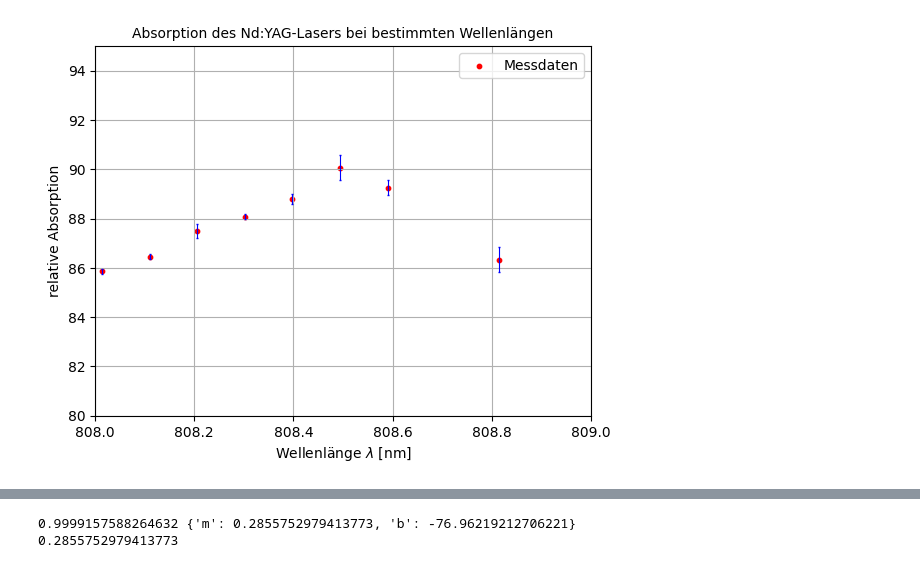
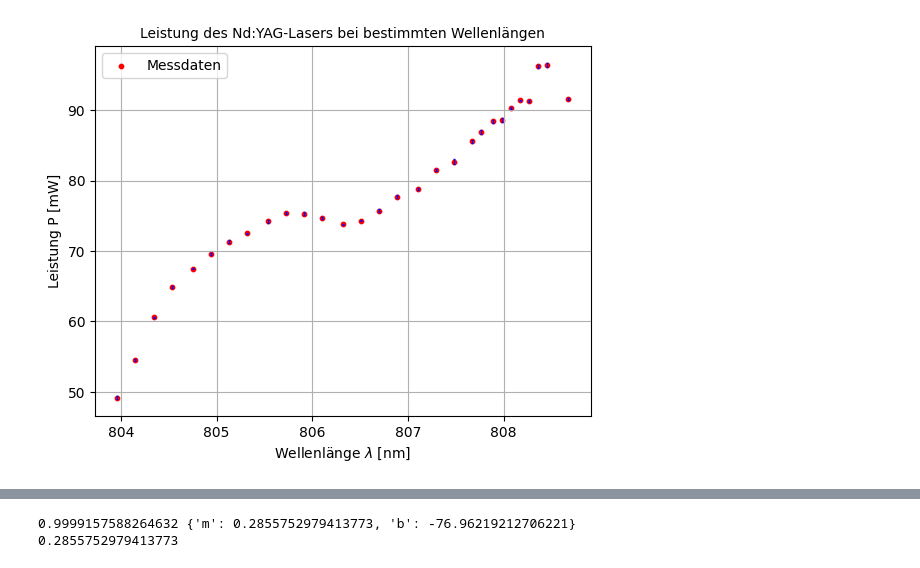
Before and after one commit to CaptainNikon/O2_Nd-YAG_Laser, a Jupyter notebook: Auswertung.ipynb, the cells around one changed output, grey strips where cells are left out. Drawn from its saved outputs; the diff is of its cells as text; code cells hidden in the pictures.

```diff
--- a/Auswertung.ipynb
+++ b/Auswertung.ipynb
@@ -31,16 +31,17 @@ plt.scatter(tlam[:,0],tlam[:,1],s=10,c="red",label="Messung")
 plt.errorbar(tlam[:,0],tlam[:,1],yerr=tlam[:,2],linestyle="",capsize=1,c="blue",elinewidth=0.8)
 
 lmodel = Model(linear)
-lparam = lmodel.make_params(m = 0.3,b = 800)
-lresult = lmodel.fit(tlam[:,1],params=lparam,x = tlam[:,0],weights = tlam[:,2])
-plt.plot(tlam[:,0], lresult.best_fit, '-', label='Linearer Fit')
-plt.plot([], [], ' ', label="R: "+str(np.round(lresult.rsquared,4)))
-print(lresult.rsquared,lresult.best_values)
+lparam0 = lmodel.make_params(m = 0.3,b = 800)
+lresult0 = lmodel.fit(tlam[:,1],params=lparam0,x = tlam[:,0],weights = tlam[:,2])
+plt.plot(tlam[:,0], lresult0.best_fit, '-', label='Linearer Fit')
+plt.plot([], [], ' ', label="R: "+str(np.round(lresult0.rsquared,4)))
+print(lresult0.rsquared,lresult0.best_values)
 
 plt.legend(loc=0)
 plt.ylabel(r"Wellenlänge $\lambda$ [nm]")
 plt.xlabel(r"Temperatur T [°C]")
 plt.title("Zusammenhang Temperatur & Wellenlänge des Diodenlasers",fontsize=10)
 plt.savefig("Plots/Temperatur_Wellenlänge_Diode.pdf")
+print(np.sqrt(np.diag(lresult0.covar)))
 # %% [output]
 0.9998407299101856 {'m': 0.31431439325383087, 'b': 797.9283071779096}
@@ -48,15 +115,15 @@ plt.savefig("Plots/Temperatur_Wellenlänge_Diode.pdf")
 # %%
-plt.errorbar((0.32*absorption[:,0]+797.87),100-(absorption[:,2]/85.6)*100,yerr=absorption[:,3],linestyle="",capsize=1,c="blue",elinewidth=0.8)
-plt.scatter((0.32*absorption[:,0]+797.87),100-(absorption[:,2]/85.6)*100,s=10,c="red",label="Messdaten")
+plt.errorbar((lresult0.best_values["m"]*secondp1[:,0]+lresult0.best_values["b"]),secondp1[:,2],yerr=secondp1[:,3],linestyle="",capsize=1,c="blue",elinewidth=0.8)
+plt.scatter((lresult0.best_values["m"]*secondp1[:,0]+lresult0.best_values["b"]),secondp1[:,2],s=10,c="red",label="Messdaten")
 #maxabsorbance = 0.32*(np.max(100-(absorption[:,2]/85.6)*100))+797.87
 #plt.plot(tlam[:,0],popt[0]*tlam[:,0]+popt[1],color="orange",label="Linearer Fit: "+str(round(popt[0],2))+"* T + "+str(round(popt[1],5)))
 plt.grid(True)
-plt.axis([808,809,80,95])
+#plt.axis([808,809,82,98])
 plt.legend(loc=0)
 plt.xlabel(r"Wellenlänge $\lambda$ [nm]")
-plt.ylabel(r"relative Absorption")
-plt.title("Absorption des Nd:YAG-Lasers bei bestimmten Wellenlängen",fontsize=10)
+plt.ylabel(r"Leistung P [mW]")
+plt.title("Leistung des Nd:YAG-Lasers bei bestimmten Wellenlängen",fontsize=10)
 #plt.savefig("Plots/absorptionndyag.pdf")
-plt.savefig("Plots/absorptionndyaglimited.pdf")
+plt.savefig("Plots/wave_power.pdf")
 # %% [output]
-[figure, old version]
+[figure, new version]
```
Also changed, not shown: parts of 6 cells of this notebook, 2 other files.
